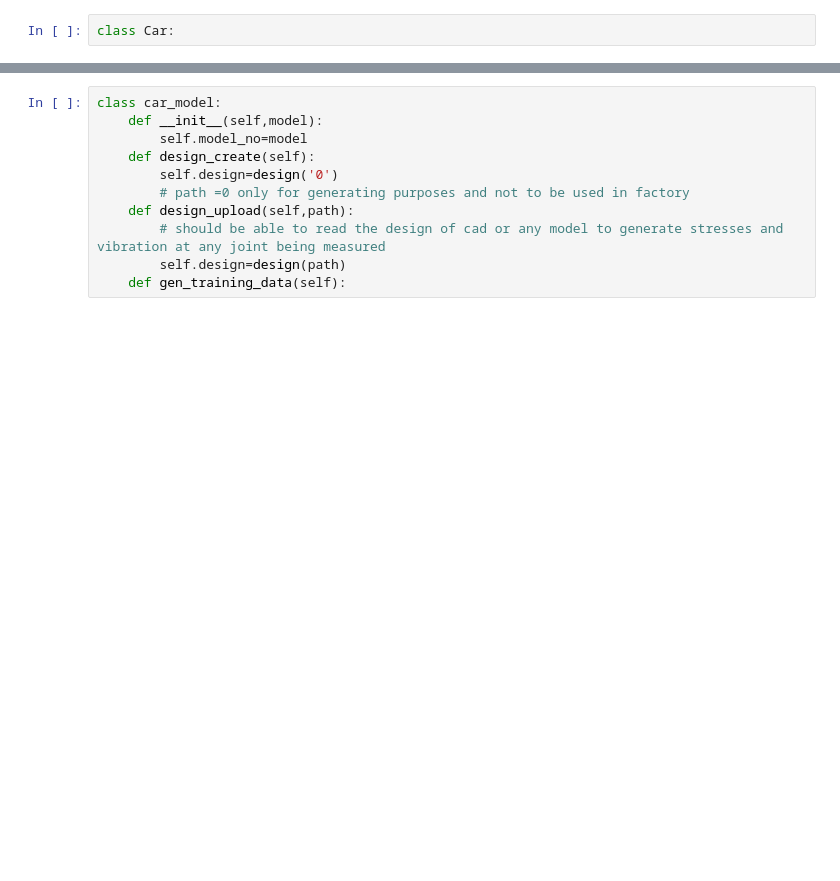
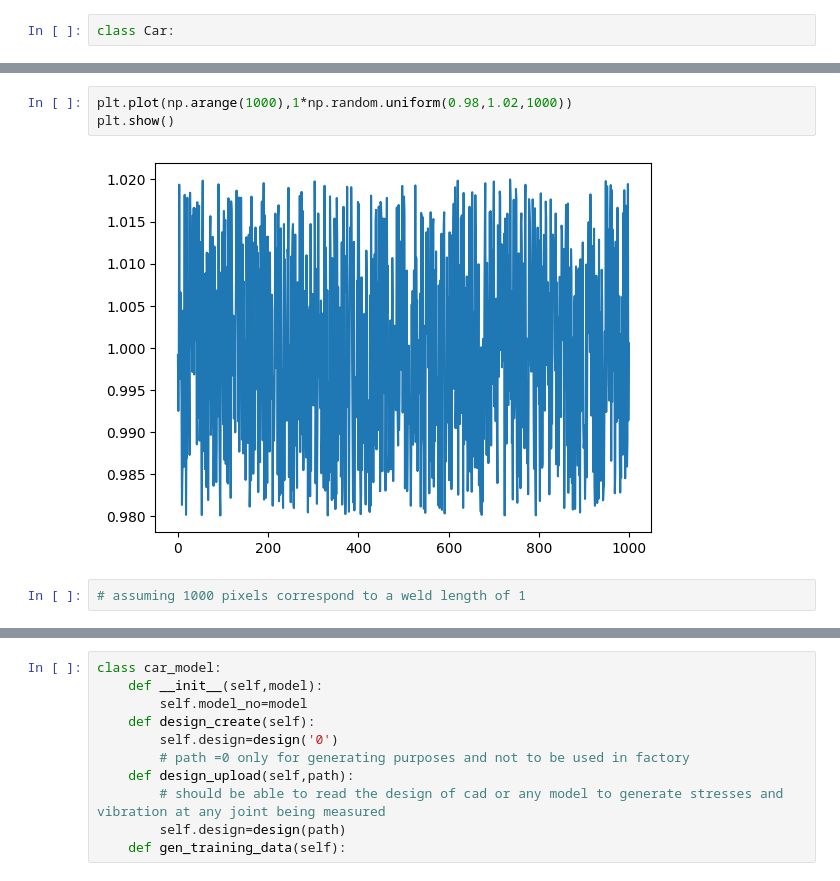
Before and after one commit to cvnsuniii/digital_twin.ai, a Jupyter notebook: data_gen.ipynb, the cells around one changed output, grey strips where cells are left out. Cells and saved outputs as stored; diff of their text form; blank space fills up the shorter version.

```diff
--- a/data_gen.ipynb
+++ b/data_gen.ipynb
@@ -1408,0 +1499,7 @@ class stamp:
+# %%
+plt.plot(np.arange(1000),1*np.random.uniform(0.98,1.02,1000))
+plt.show()
+# %% [output]
+[figure, added]
+# %%
+# assuming 1000 pixels correspond to a weld length of 1
```
Also changed, not shown: parts of 32 cells of this notebook, 6 other files.
